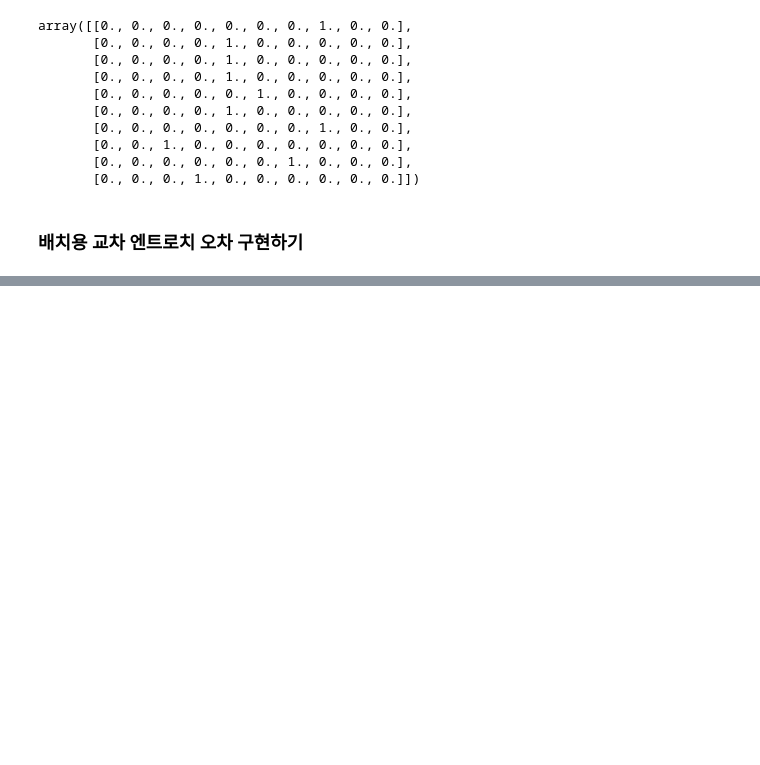
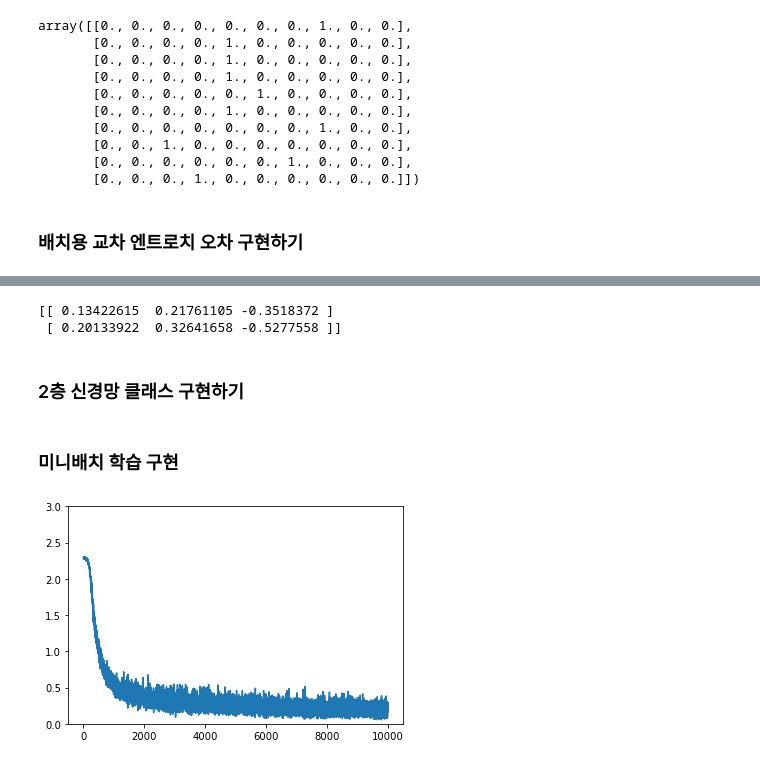
Before and after one commit to gky2017/-, a Jupyter notebook: Ch04. 신경망 학습.ipynb, the cells around one changed output, grey strips where cells are left out. Drawn from its saved outputs; the diff is of its cells as text; code cells hidden in the pictures; blank space fills up the shorter version.

```diff
--- a/Ch04. 신경망 학습.ipynb
+++ b/Ch04. 신경망 학습.ipynb
@@ -99,0 +307,20 @@ def cee(y, t):
+# %%
+# 기울기를 구해보자
+# def f(W):
+#     return net.loss(x, t)
+
+# lambda 문법을 써보자
+f = lambda w : net.loss(x,t)
+dW = numerical_gradient(f, net.W)
+print(dW)
+
+# w11을 h만큼 늘리면 손실 함수의 값은 0.2h만큼 증가함.
+# w23을 h만큼 늘리면 손실 함수의 값은 0.5h만큼 감소함.
+
+# -> 손실함수를 줄인다는 관점에서는 w23은 양의 방향으로 갱신하고 w11은 음의 방향으로 갱신해야 함.
+# -> 한 번에 갱신되는 양에는 w23이 w11보다 크게 기여하고 있음.
+# %% [output]
+[[ 0.13422615  0.21761105 -0.3518372 ]
+ [ 0.20133922  0.32641658 -0.5277558 ]]
+# %% [markdown]
+### 2층 신경망 클래스 구현하기
@@ -99,0 +408,45 @@ def cee(y, t):
+# %% [markdown]
+### 미니배치 학습 구현
+# %%
+import numpy as np
+from data.mnist import load_mnist
+from two_layer_net import TwoLayerNet
+
+(x_train, t_train), (x_test, t_test) = load_mnist(normalize=True, one_hot_label=True)
+train_loss_list = []
+
+# 하이퍼파라미터
+iters_num = 10000 # 반복 횟수
+train_size = x_train.shape[0]
+batch_size = 100 # 미니배치 크기
+learning_rate = 0.1
+
+network = TwoLayerNet(input_size=784, hidden_size=50, output_size=10)
+
+for i in range(iters_num):
+    # 미니배치 획득
+    batch_mask = np.random.choice(train_size, batch_size)
+    x_batch = x_train[batch_mask]
+    t_batch = t_train[batch_mask]
+
+    # 기울기 계산
+    grad = network.gradient(x_batch, t_batch)
+
+    # 매개변수 갱신
+    for key in ('W1', 'b1', 'W2', 'b2'):
+        network.params[key] -= learning_rate * grad[key]
+
+    # 학습 경과 기록
+    loss = network.loss(x_batch, t_batch)
+    train_loss_list.append(loss)
+# %%
+# 그래프로 나타내보기
+import matplotlib.pyplot as plt
+
+x = np.arange(0.0, 10000.0, 1.0)
+y = train_loss_list
+plt.plot(x,y)
+plt.ylim(0, 3.0) # y축의 범위
+plt.show()
+# %% [output]
+[figure, added]
```
Also changed, not shown: parts of 22 cells of this notebook.
